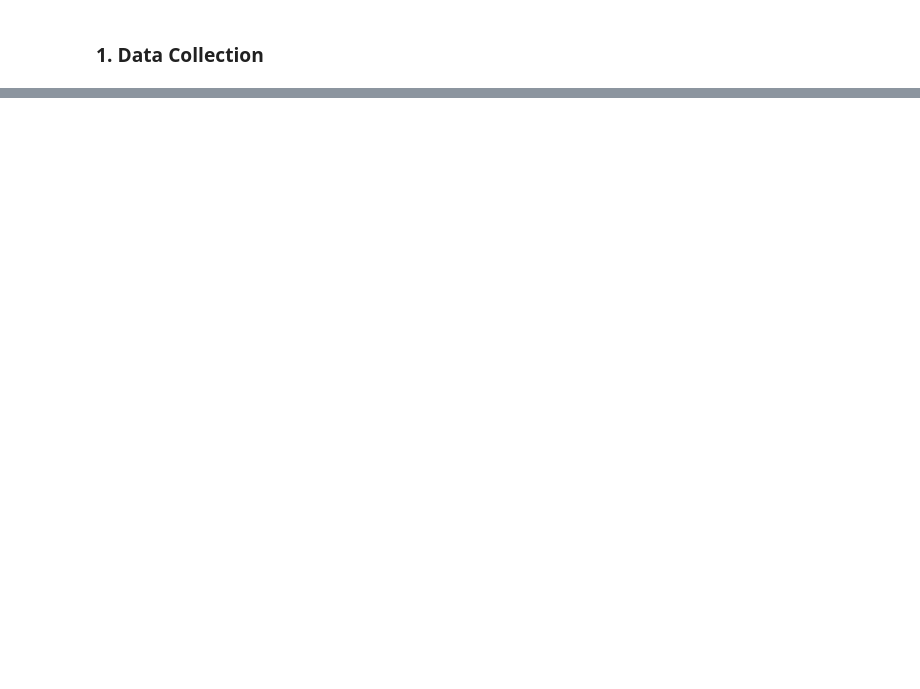
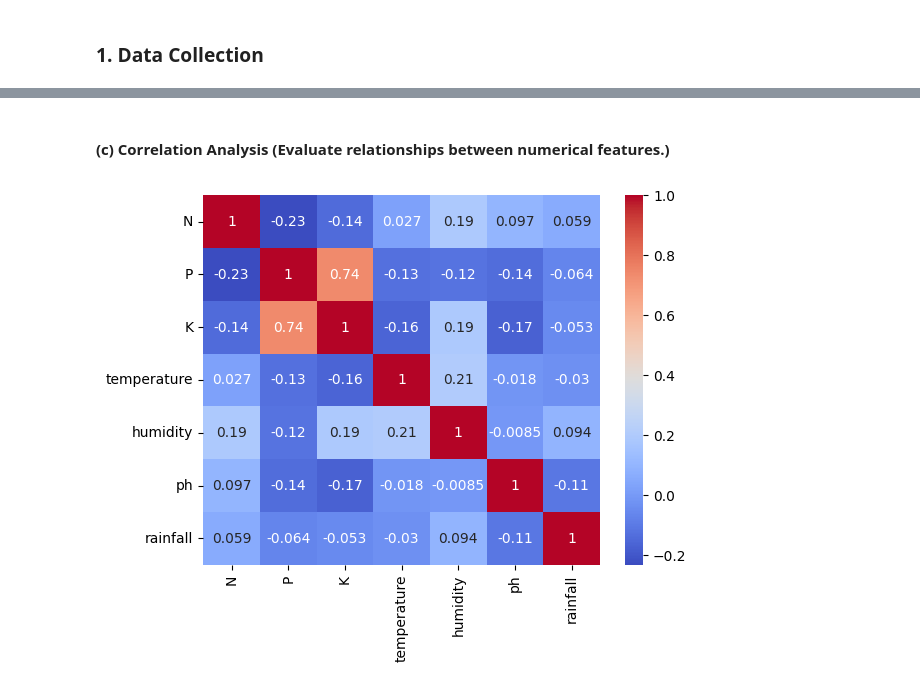
Before and after one commit to S573647/Crop-Analysis, a Jupyter notebook: crop-analysis.ipynb, the cells around one changed output, grey strips where cells are left out. Drawn from its saved outputs; the diff is of its cells as text; code cells hidden in the pictures; blank space fills up the shorter version.

```diff
--- a/crop-analysis.ipynb
+++ b/crop-analysis.ipynb
@@ -22,0 +164,12 @@ dataframe = pd.read_csv('crop_recommendation.csv')
+# %% [markdown]
+#### (c) Correlation Analysis (Evaluate relationships between numerical features.)
+# %%
+# Correlation matrix
+data = dataframe.drop(columns=['label'])
+correlation_matrix = data.corr()
+
+# Heatmap of correlations
+sns.heatmap(correlation_matrix, annot=True, cmap='coolwarm')
+plt.show()
+# %% [output]
+[figure, added]
```
Also changed, not shown: parts of 24 cells of this notebook.
